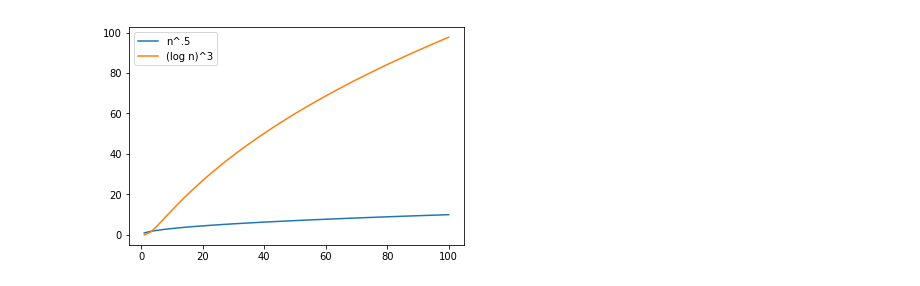
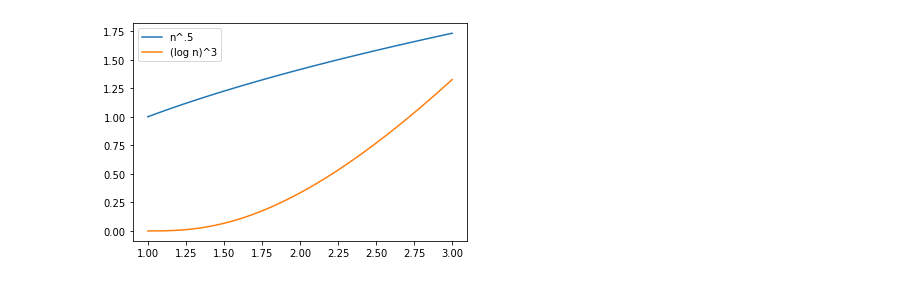
Before and after one commit to gowrishankarin/code_for_fun, a Jupyter notebook: algos/complexity/001_Complexity_Graphs.ipynb, the cells around one changed output. Cells and saved outputs as stored; diff of their text form; code cells hidden in the pictures.

Commit message:
ALGOS: Complexity Graphs, Final

```diff
--- a/algos/complexity/001_Complexity_Graphs.ipynb
+++ b/algos/complexity/001_Complexity_Graphs.ipynb
@@ -149,8 +362,8 @@ Now consider a more exotic example: $(\log n)^3$ versus $\sqrt{n}$ (recall that
 # %%
-n = np.linspace(1, 100)
+n = np.linspace(1, 3)
 plt.plot(n, n ** .5, label="n^.5")
 plt.plot(n, np.log(n) ** 3, label="(log n)^3")
 plt.legend(loc='upper left')
 plt.show()
 # %% [output]
-[figure, old version]
+[figure, new version]
```
Also changed, not shown: parts of 58 cells of this notebook.
